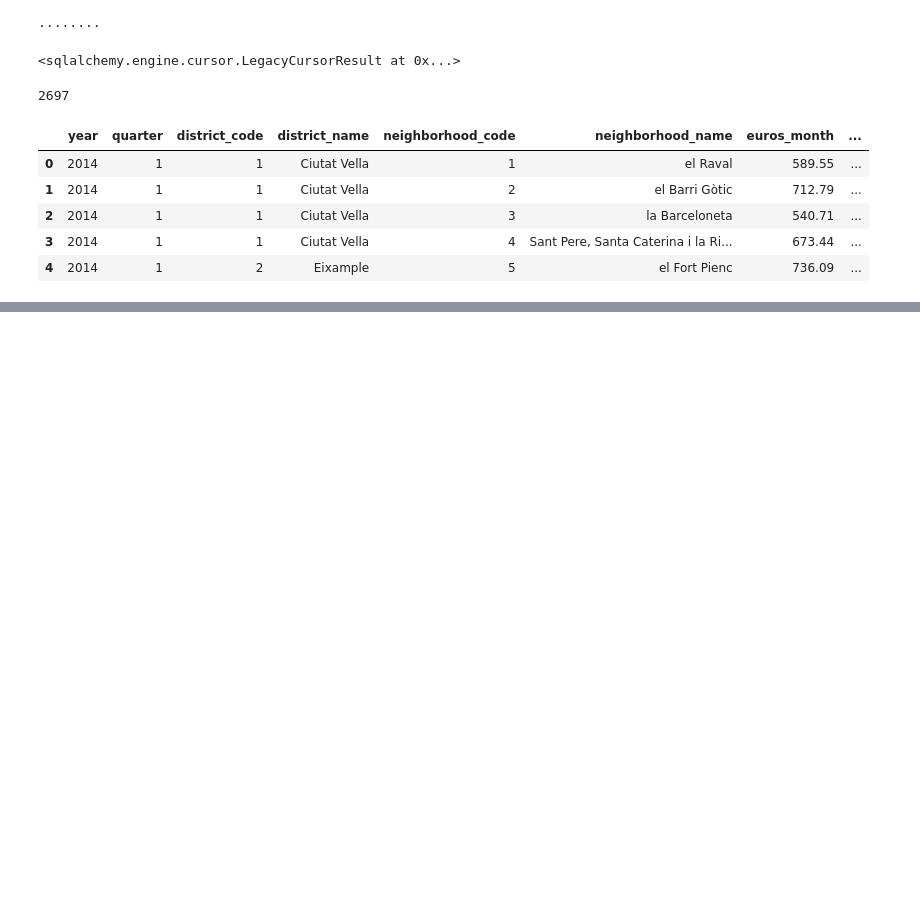
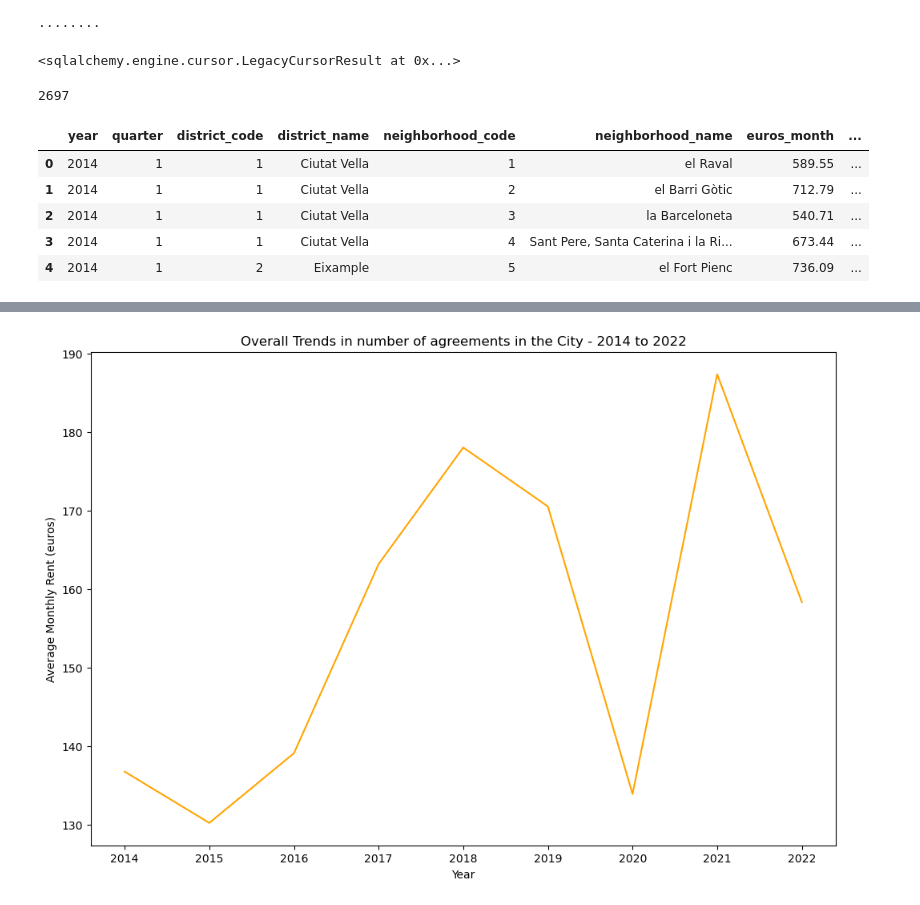
Before and after one commit to laiagomezmessia/RentalPricesBCN_MidProject, a Jupyter notebook: MidProject_RentalPrices_BCN.ipynb, the cells around one changed output, grey strips where cells are left out. Cells and saved outputs as stored; diff of their text form; code cells hidden in the pictures; blank space fills up the shorter version.

```diff
--- a/MidProject_RentalPrices_BCN.ipynb
+++ b/MidProject_RentalPrices_BCN.ipynb
@@ -2090,0 +2126,13 @@ data.head(5)
+# %%
+# Calculate the city average trend of agreements
+city_average_trend = data_filtered.groupby('year')['num_agreements'].mean().reset_index()
+
+plt.figure(figsize=(12, 8))
+sns.lineplot(x='year', y='num_agreements', data=city_average_trend, color='orange')
+
+plt.title('Overall Trends in number of agreements in the City - 2014 to 2022')
+plt.xlabel('Year')
+plt.ylabel('Average Monthly Rent (euros)')
+plt.show()
+# %% [output]
+[figure, added]
```
Also changed, not shown: parts of 69 cells of this notebook, 1 other file.
